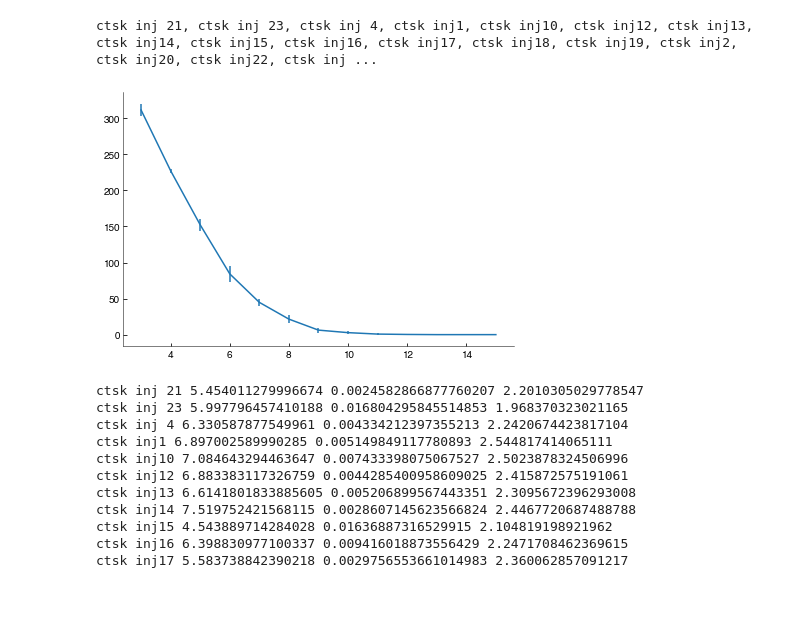
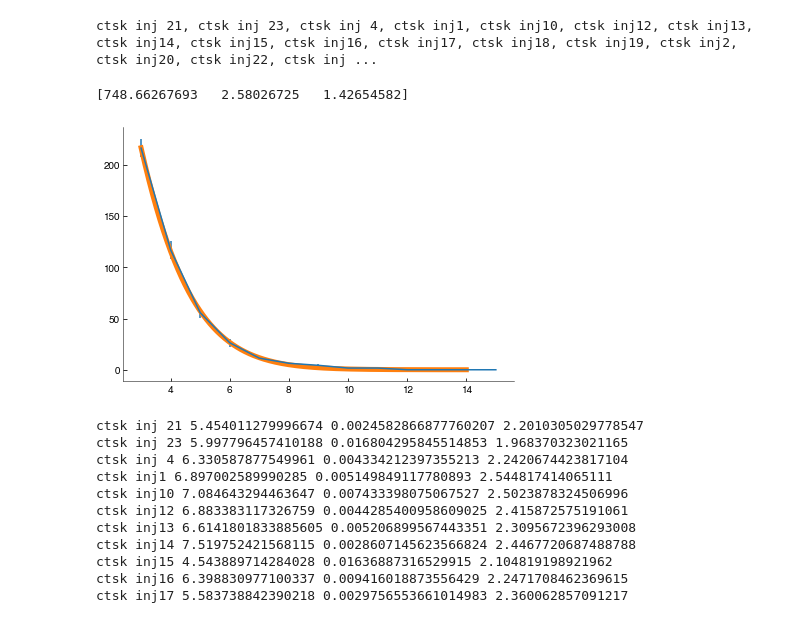
Before and after one commit to FTurci/jaw-fluctuations, a Jupyter notebook: Analysis.ipynb, the cells around one changed output. Saved outputs shown, nothing was run; the diff lists cells and outputs as text; code cells hidden in the pictures.

```diff
--- a/Analysis.ipynb
+++ b/Analysis.ipynb
@@ -19,5 +19,5 @@ for name, image in data.items():
 # %% [output]
 ctsk inj 21, ctsk inj 23, ctsk inj 4, ctsk inj1, ctsk inj10, ctsk inj12, ctsk inj13, ctsk inj14, ctsk inj15, ctsk inj16, ctsk inj17, ctsk inj18, ctsk inj19, ctsk inj2, ctsk inj20, ctsk inj22, ctsk inj ...
 # %%
-sampler = stats.BallSampler(data['wt_9'])
+sampler = stats.BallSampler(data['vdrA_inj2'])
 # %%
@@ -26,8 +26,12 @@ sampler.sample(k=4)
 res = sampler.get_stat()
 # %%
 plt.errorbar(sampler.run_params['sizes'], res['avg_empty'], res['std_empty']);
+x = np.linspace(3,14,1000)
+plt.plot(x,res['fit']['model'](x,*res['fit']['popt']), lw=5)
+print(res['fit']['popt'])
 # %% [output]
+[748.66267693   2.58026725   1.42654582]
-[figure, old version]
+[figure, new version]
 # %%
 # loop over a few jaws:
 scores = {}
```
Also changed, not shown: parts of 1 cell of this notebook, 1 other file.
